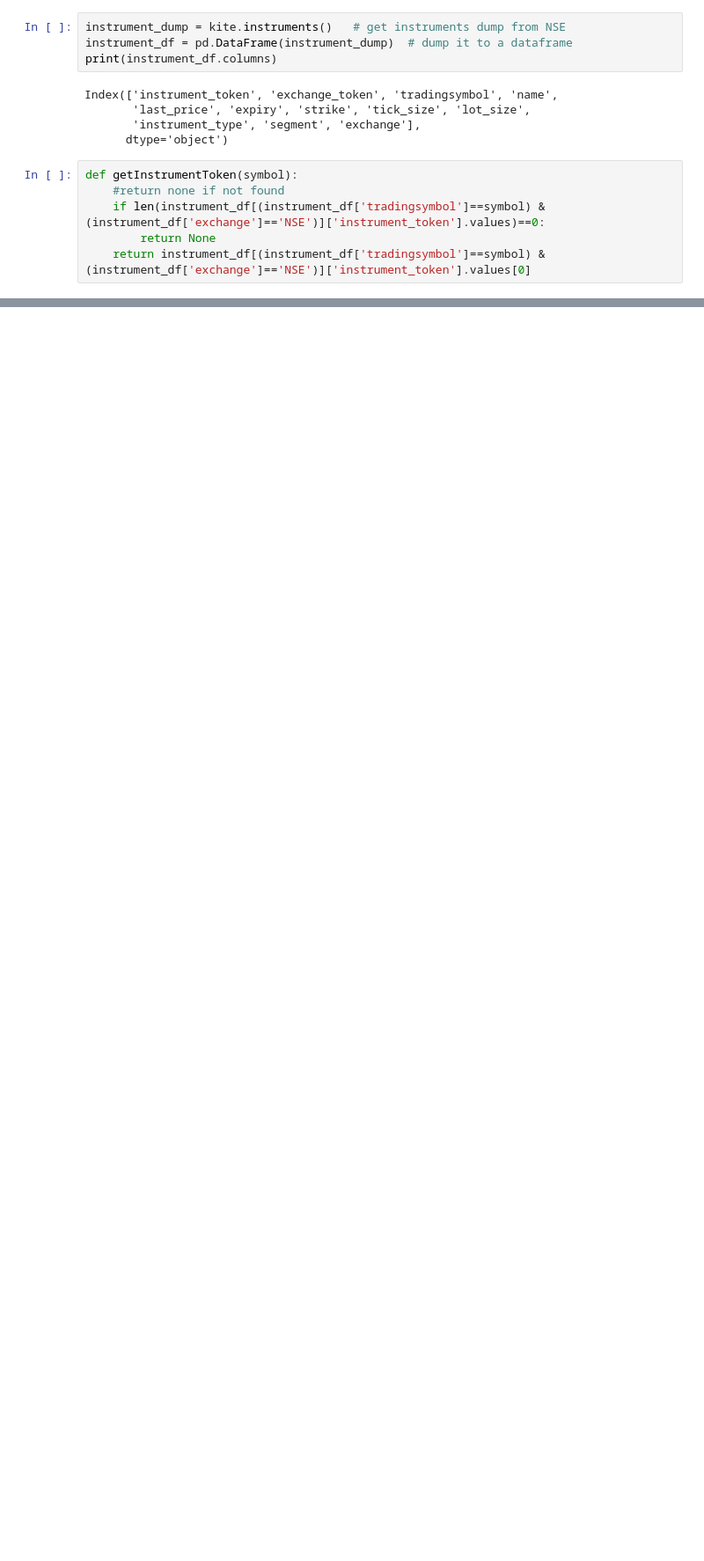
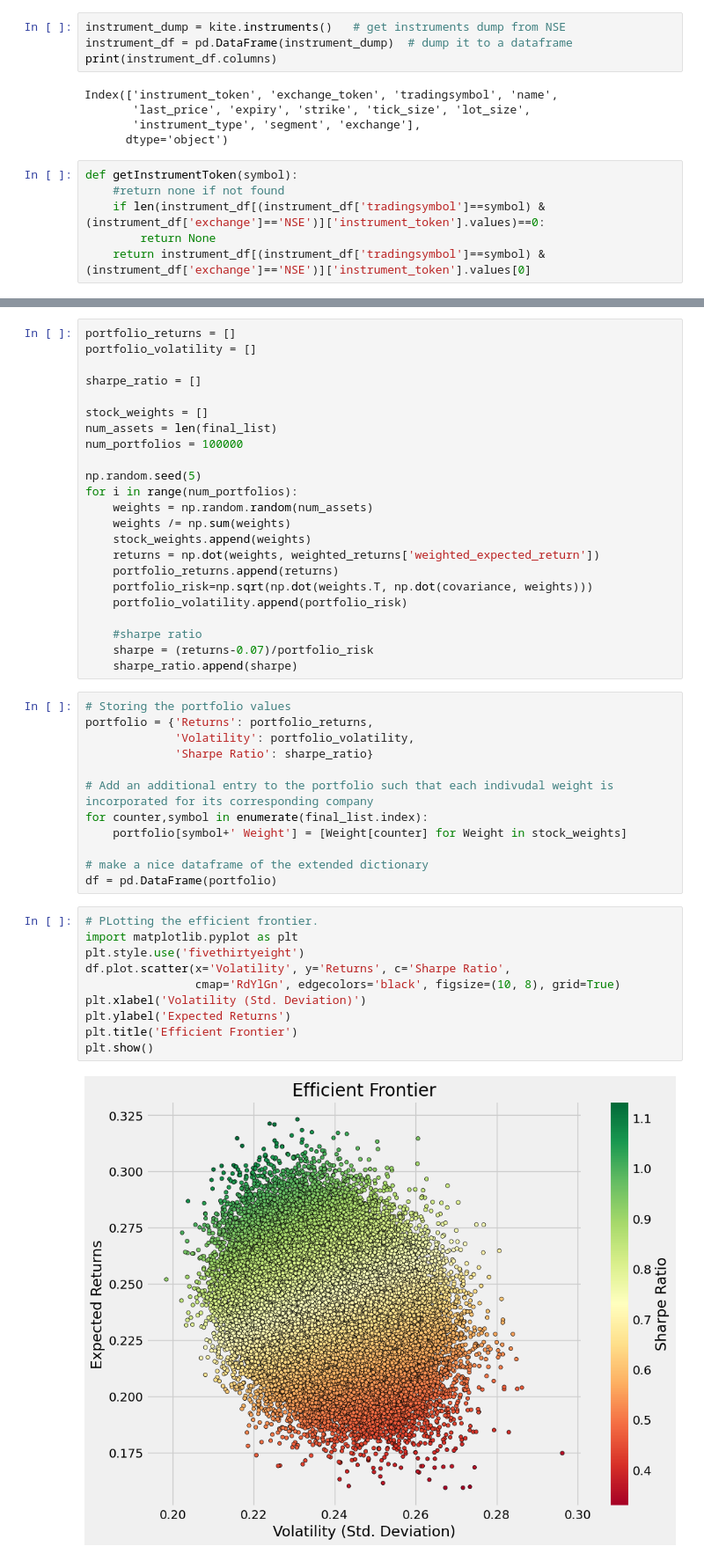
Before and after one commit to karamjeet-ramgharia/wealth_wave, a Jupyter notebook: wealth_comp.ipynb, the cells around one changed output, grey strips where cells are left out. Shown at 88% size. Saved outputs shown, nothing was run; the diff lists cells and outputs as text; blank space fills up the shorter version.

Commit message:
effecient frontier

```diff
--- a/wealth_comp.ipynb
+++ b/wealth_comp.ipynb
@@ -273,0 +908,47 @@ def calculate_alpha_score(df):
+# %%
+portfolio_returns = []
+portfolio_volatility = []
+
+sharpe_ratio = []
+
+stock_weights = []
+num_assets = len(final_list)
+num_portfolios = 100000
+
+np.random.seed(5)
+for i in range(num_portfolios):
+    weights = np.random.random(num_assets)
+    weights /= np.sum(weights)
+    stock_weights.append(weights)
+    returns = np.dot(weights, weighted_returns['weighted_expected_return'])
+    portfolio_returns.append(returns)
+    portfolio_risk=np.sqrt(np.dot(weights.T, np.dot(covariance, weights)))
+    portfolio_volatility.append(portfolio_risk)
+
+    #sharpe ratio
+    sharpe = (returns-0.07)/portfolio_risk
+    sharpe_ratio.append(sharpe)
+# %%
+# Storing the portfolio values
+portfolio = {'Returns': portfolio_returns,
+             'Volatility': portfolio_volatility,
+             'Sharpe Ratio': sharpe_ratio}
+
+# Add an additional entry to the portfolio such that each indivudal weight is incorporated for its corresponding company
+for counter,symbol in enumerate(final_list.index):
+    portfolio[symbol+' Weight'] = [Weight[counter] for Weight in stock_weights]
+
+# make a nice dataframe of the extended dictionary
+df = pd.DataFrame(portfolio)
+# %%
+# PLotting the efficient frontier.
+import matplotlib.pyplot as plt
+plt.style.use('fivethirtyeight')
+df.plot.scatter(x='Volatility', y='Returns', c='Sharpe Ratio',
+                cmap='RdYlGn', edgecolors='black', figsize=(10, 8), grid=True)
+plt.xlabel('Volatility (Std. Deviation)')
+plt.ylabel('Expected Returns')
+plt.title('Efficient Frontier')
+plt.show()
+# %% [output]
+[figure, added]
```
Also changed, not shown: parts of 24 cells of this notebook, 1 other file.
